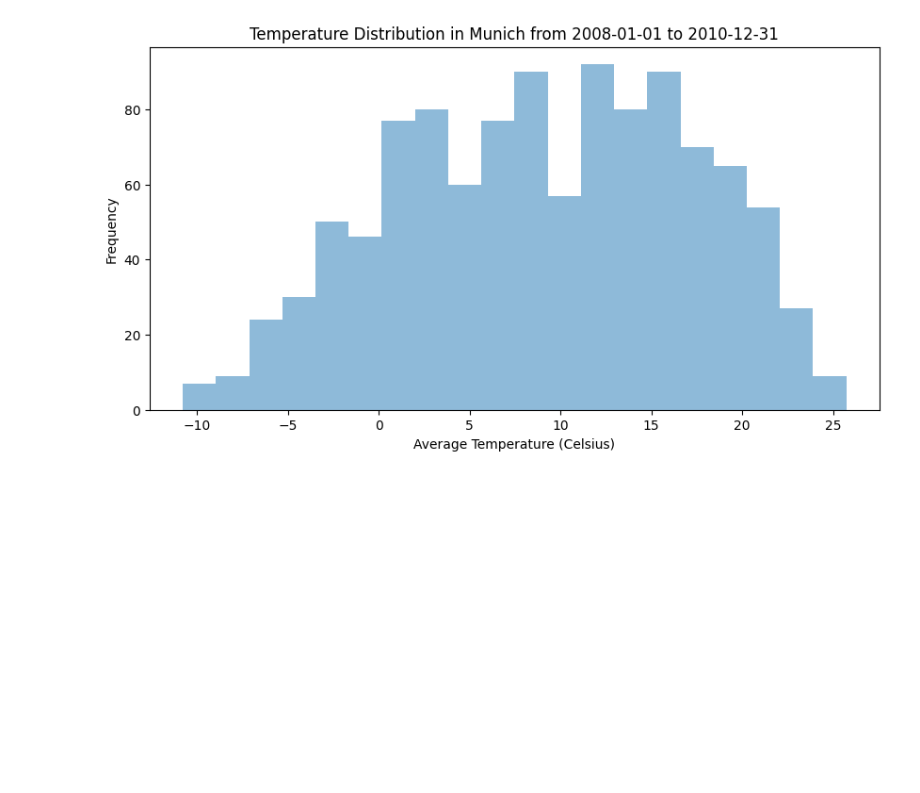
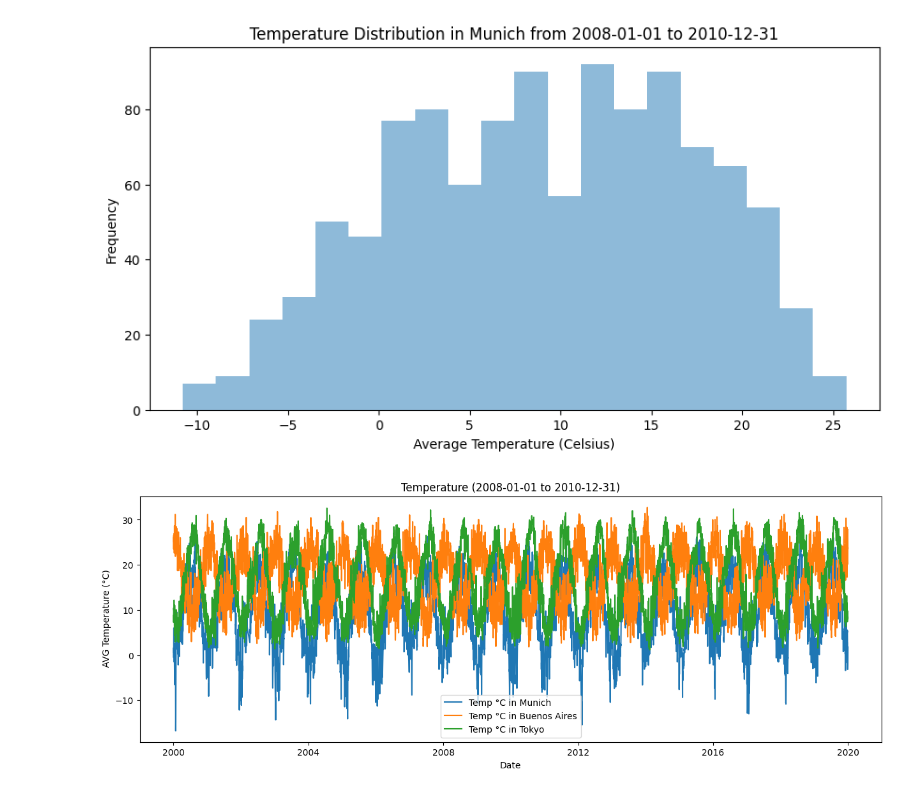
Before and after one commit to Danielyonspa/eae_ipld_project, a Jupyter notebook: development/03_temperatures_dashboard.ipynb, the cells around one changed output. Saved outputs shown, nothing was run; the diff lists cells and outputs as text; code cells hidden in the pictures; blank space fills up the shorter version.

```diff
--- a/development/03_temperatures_dashboard.ipynb
+++ b/development/03_temperatures_dashboard.ipynb
@@ -155,30 +155,33 @@ plt.show()
 # %%
 # Ex 3.7: Now repeat the previous question but for a list of cities:
 #   - Make a line plot with the temperature reads of the cities in the list, for the selected time period, every city has to be a different line with a different color, the x axis has to be the timestamp column.
 #   - Make a histogram of the temperature reads of a list of selected cities, for the selected time period, every city has to be its own distribution with a different color.
 #   - Make sure that all plots include a title, axis labels and a legend.
 
 selected_cities = ["Munich", "Buenos Aires", "Tokyo"]
 start_date = pd.to_datetime("2008-01-01").date()
 end_date = pd.to_datetime("2010-12-31").date()
 
 
 plt.figure(figsize=(15, 5))
 
 # TODO: Uncomment and complete the following lines to plot the line plot using the city_df_period AvgTemperatureCelsius column as the y axis and the Date column as the x axis
 
 # for city in selected_cities:
-#     city_df = None            # TODO: get a dataframe with the rows of the selected city
-#     city_df_period = None     # TODO: get a dataframe with the rows of the selected city and the selected period of time using the Date column and any of the <, >, <=, >= operators to compare with start_date and end_date
-#     plt.plot()                # TODO plot each city line and use the label parameter to set the legend name for each city
+for city in selected_cities :
+        city_df = temps_df.query('City ==@city')  # TODO
+        city_df_period = city_df.query("Date>@start_date & Date<@end_date")  # TODO
+        plt.plot(city_df['Date'] , city_df['AvgTemperatureCelsius'] , label = f'Temp °C in {city}')  # TODO
+plt.title(f'Temperature ({start_date} to {end_date})')
+plt.xlabel('Date')  # TODO
+plt.ylabel(' AVG Temperature (°C)')  # TODO
 
-# plt.title()   # TODO
-# plt.xlabel()  # TODO
-# plt.ylabel()  # TODO
 
 plt.legend()
 
 plt.show()
+# %% [output]
+[figure, added]
 # %%
 # TODO: Build the histogram plot for the selected cities using the city_df_period AvgTemperatureCelsius column as the data to plot for each one
 
```
Also changed, not shown: parts of 1 cell of this notebook, 2 other files.
